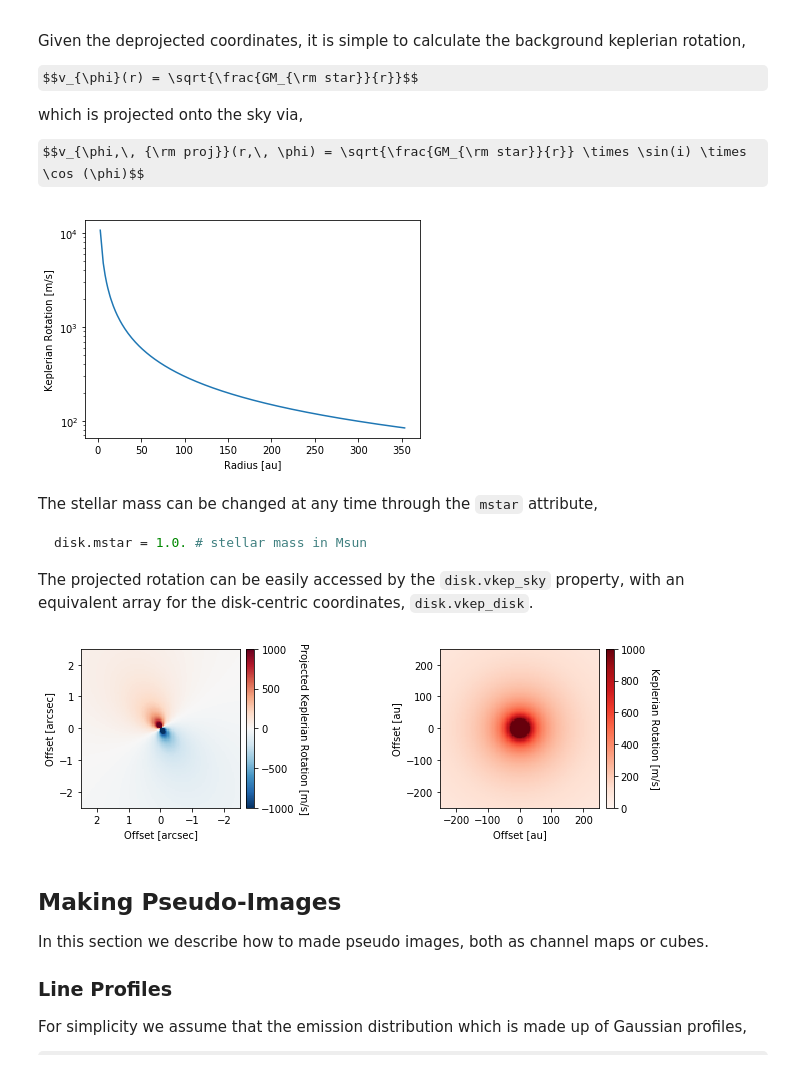
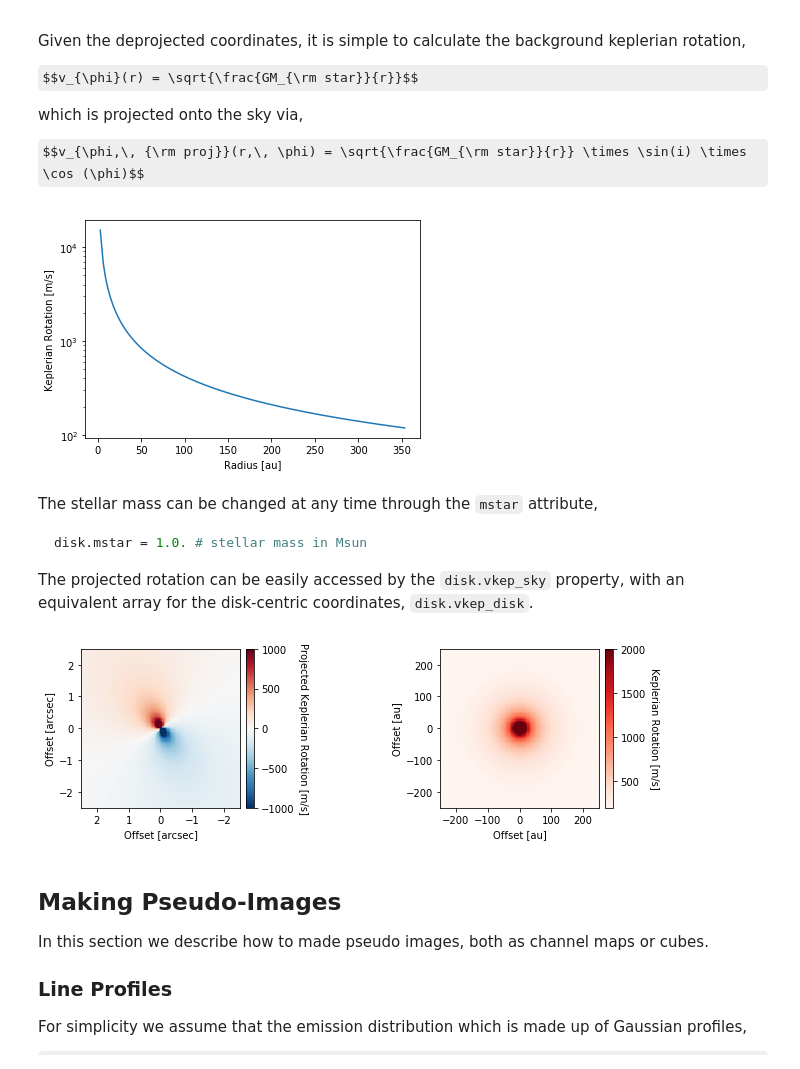
Before and after one commit to richteague/wrinkleology, a Jupyter notebook: HowTo - Making Simple Cubes.ipynb, the cells around one changed output. Cells and saved outputs as stored; diff of their text form; code cells hidden in the pictures; some formulas as TeX source.

```diff
--- a/HowTo - Making Simple Cubes.ipynb
+++ b/HowTo - Making Simple Cubes.ipynb
@@ -15,7 +12,7 @@ from mpl_toolkits.axes_grid1 import make_axes_locatable
 To start a model, we need to specify a few things. Firstly, we need to define the geometrical properties of the disk, such as the inclination, `inc`, and position angle, `PA`, both in degrees. The position angle is measured as the angle between the red-shifted major axis and North. We also need to tell it the field of view of the image with `FOV` and the number of pixels on each side of the image with `Npix`.
 # %%
 from simple_disk import simple_disk
-disk = simple_disk(inc=40.0, PA=30.0, FOV=5.0, Npix=128)
+disk = simple_disk(inc=40.0, PA=30.0, mstar=2.0, FOV=5.0, Npix=128)
 # %% [markdown]
 ## Coordinate Systems
 
@@ -175,7 +172,7 @@ $$v_{\phi,\, {\rm proj}}(r,\, \phi) = \sqrt{\frac{GM_{\rm star}}{r}} \times \sin
 # %%
 disk.plot_keplerian(logy=True)  # plot the Keplerian rotation profile
 # %% [output]
-[figure, old version]
+[figure, new version]
 # %% [markdown]
 The stellar mass can be changed at any time through the `mstar` attribute,
 
@@ -187,23 +184,23 @@ The projected rotation can be easily accessed by the `disk.vkep_sky` property, w
 # %%
 fig, axs = plt.subplots(ncols=2, figsize=(10, 3))
 
 ax = axs[0]  # Plot the x-axis offset.
 im = ax.imshow(disk.vkep_sky, origin='lower', extent=disk.extent_sky,
               cmap='RdBu_r', vmin=-1e3, vmax=1e3)
 disk.format_sky_plot(ax)
 cb = plt.colorbar(im, ax=ax, pad=0.02)
 cb.set_label('Projected Keplerian Rotation [m/s]', rotation=270, labelpad=13)
 
 ax = axs[1]  # Plot the y-axis offset.
 im = ax.imshow(disk.vkep_disk, origin='lower', extent=disk.extent_disk,
-               cmap='Reds', vmin=0.0, vmax=1e3)
+               cmap='Reds', vmin=2e2, vmax=2e3)
 disk.format_disk_plot(ax)
 cb = plt.colorbar(im, ax=ax, pad=0.02)
 cb.set_label('Keplerian Rotation [m/s]', rotation=270, labelpad=13)
 
 plt.tight_layout()
 # %% [output]
-[figure, old version]
+[figure, new version]
 # %% [markdown]
 ## Making Pseudo-Images
 
```
Also changed, not shown: parts of 6 cells of this notebook, 1 other file.
